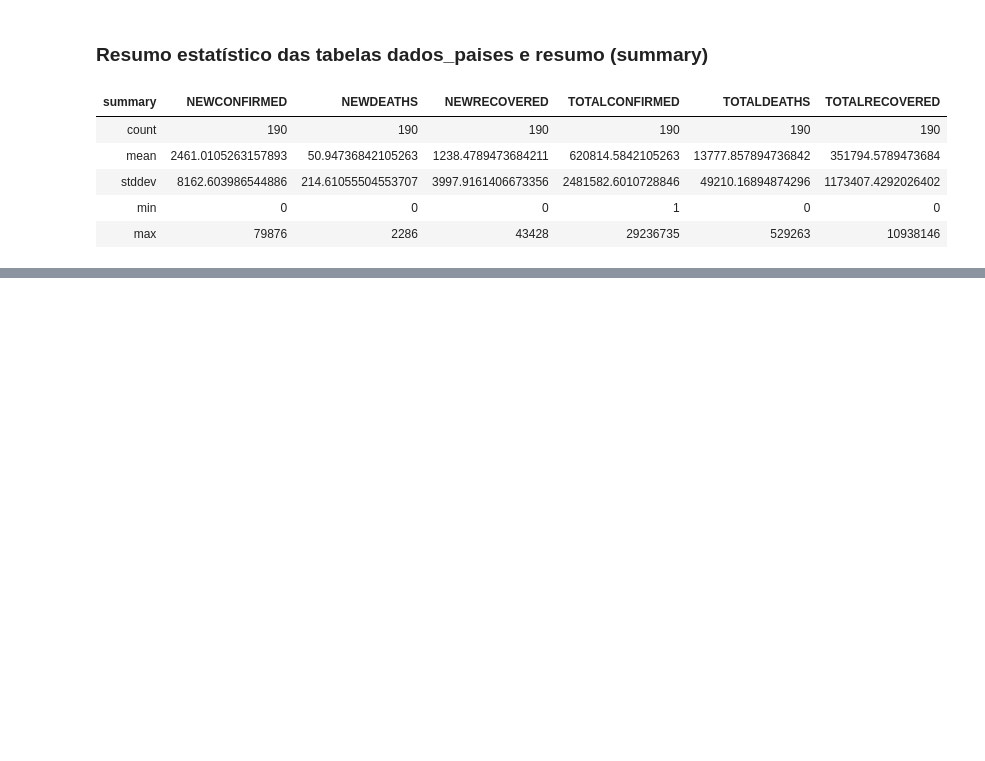
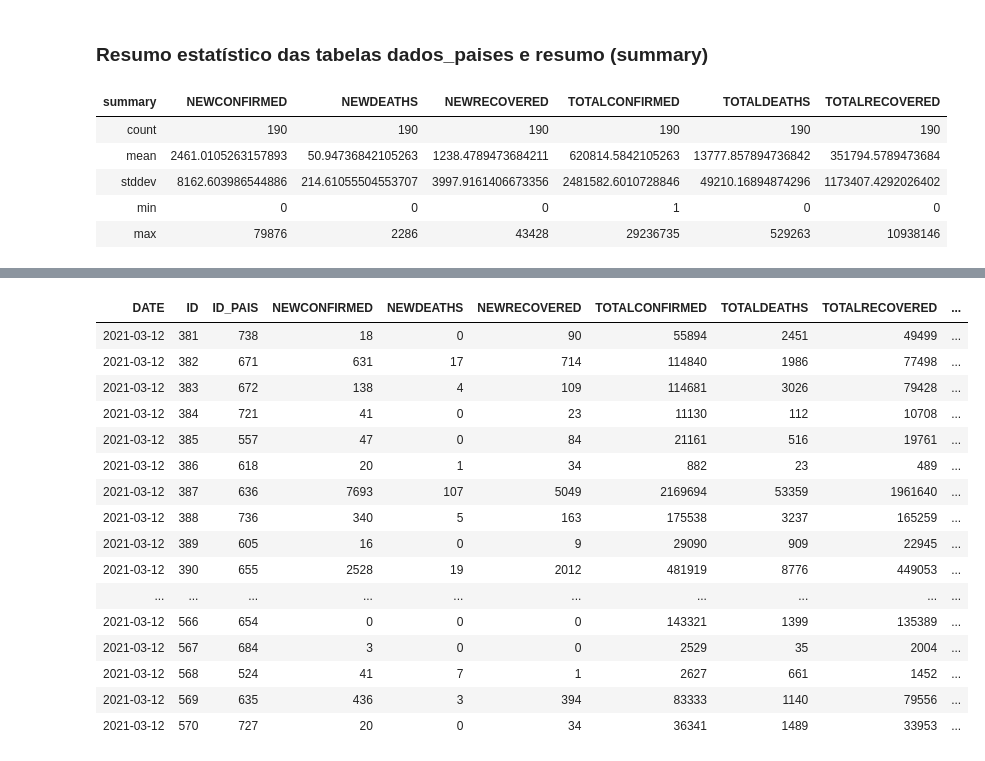
Before and after one commit to vivijordaoo/AccentureProject, a Jupyter notebook: Front/Transformação.ipynb, the cells around one changed output, grey strips where cells are left out. Drawn from its saved outputs; the diff is of its cells as text; code cells hidden in the pictures; blank space fills up the shorter version.

```diff
--- a/Front/Transformação.ipynb
+++ b/Front/Transformação.ipynb
@@ -122,0 +131,2 @@ df_pais_dados_pais.printSchema()
+# %%
+df_resumo = df_resumo.withColumn('DATE', df_resumo['DATE'].cast(DateType()))
@@ -122,0 +135,21 @@ df_pais_dados_pais.printSchema()
+# %%
+df_resumo_pais = df_resumo.join(df_pais,on=df_resumo.ID_PAIS == df_pais.ID)
+display(df_resumo_pais)
+# %% [output]
+| DATE | ID | ID_PAIS | NEWCONFIRMED | NEWDEATHS | NEWRECOVERED | TOTALCONFIRMED | TOTALDEATHS | TOTALRECOVERED | ... |
+| 2021-03-12 | 381 | 738 | 18 | 0 | 90 | 55894 | 2451 | 49499 | ... |
+| 2021-03-12 | 382 | 671 | 631 | 17 | 714 | 114840 | 1986 | 77498 | ... |
+| 2021-03-12 | 383 | 672 | 138 | 4 | 109 | 114681 | 3026 | 79428 | ... |
+| 2021-03-12 | 384 | 721 | 41 | 0 | 23 | 11130 | 112 | 10708 | ... |
+| 2021-03-12 | 385 | 557 | 47 | 0 | 84 | 21161 | 516 | 19761 | ... |
+| 2021-03-12 | 386 | 618 | 20 | 1 | 34 | 882 | 23 | 489 | ... |
+| 2021-03-12 | 387 | 636 | 7693 | 107 | 5049 | 2169694 | 53359 | 1961640 | ... |
+| 2021-03-12 | 388 | 736 | 340 | 5 | 163 | 175538 | 3237 | 165259 | ... |
+| 2021-03-12 | 389 | 605 | 16 | 0 | 9 | 29090 | 909 | 22945 | ... |
+| 2021-03-12 | 390 | 655 | 2528 | 19 | 2012 | 481919 | 8776 | 449053 | ... |
+| ... | ... | ... | ... | ... | ... | ... | ... | ... | ... |
+| 2021-03-12 | 566 | 654 | 0 | 0 | 0 | 143321 | 1399 | 135389 | ... |
+| 2021-03-12 | 567 | 684 | 3 | 0 | 0 | 2529 | 35 | 2004 | ... |
+| 2021-03-12 | 568 | 524 | 41 | 7 | 1 | 2627 | 661 | 1452 | ... |
+| 2021-03-12 | 569 | 635 | 436 | 3 | 394 | 83333 | 1140 | 79556 | ... |
+| 2021-03-12 | 570 | 727 | 20 | 0 | 34 | 36341 | 1489 | 33953 | ... |
```
Also changed, not shown: parts of 12 cells of this notebook.
